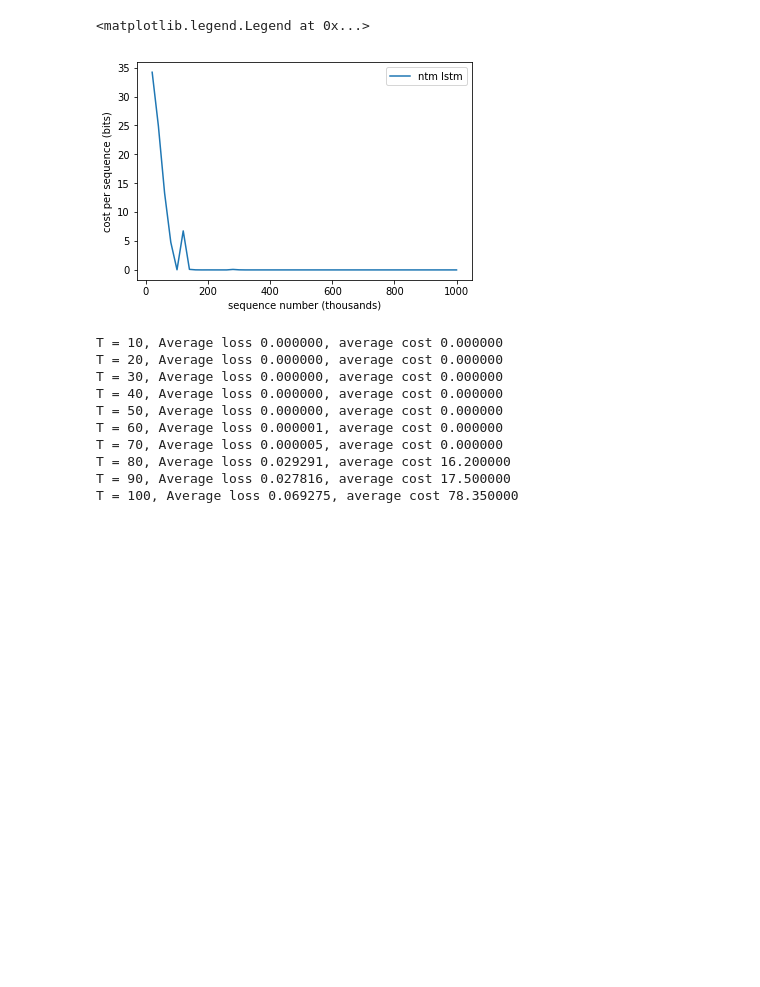
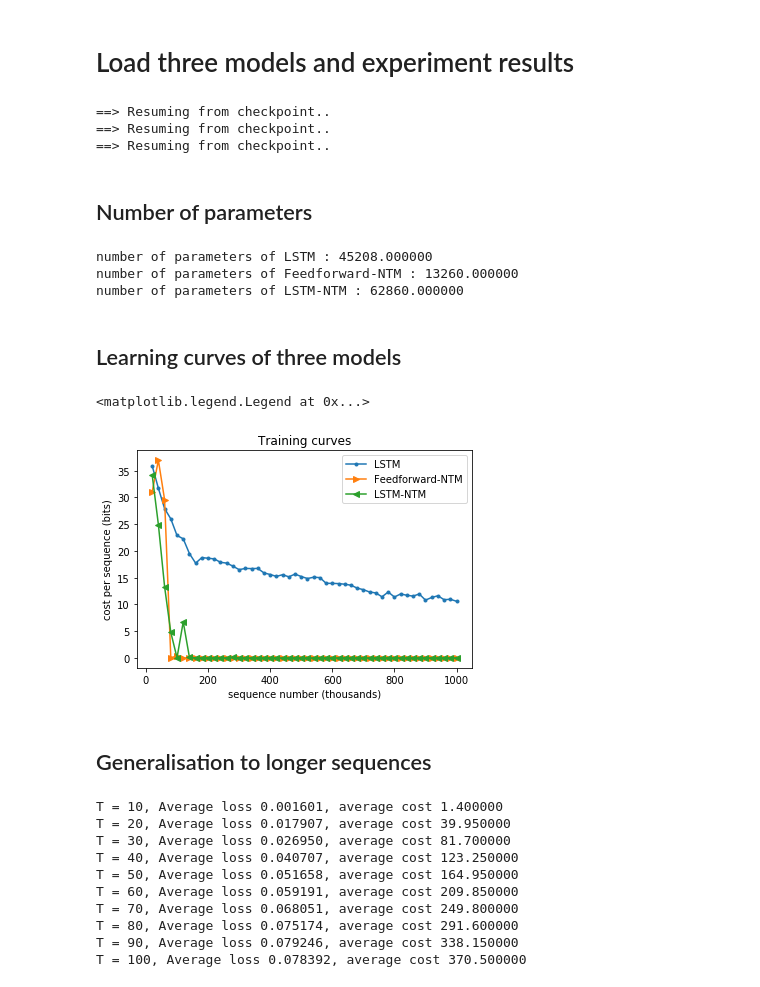
Before and after one commit to fanxiao001/ift6135-assignment, a Jupyter notebook: assignment3/ift6135_hwk3.ipynb, the cells around one changed output. Drawn from its saved outputs; the diff is of its cells as text; code cells hidden in the pictures; blank space fills up the shorter version.

Commit message:
seperate LSTM class, update notebook

```diff
--- a/assignment3/ift6135_hwk3.ipynb
+++ b/assignment3/ift6135_hwk3.ipynb
@@ -29,27 +30,61 @@ list_ntm_lstm_50 = np.mean(np.array(list_cost).reshape(50,1000), axis=1)
+# %% [markdown]
+# Load three models and experiment results
+# %%
+model_lstm, list_seq_num, list_loss, list_cost = loadCheckpoint(path='lstm_l1_b20_e50000_i1')
+cost_lstm_50 = np.mean(np.array(list_cost).reshape(50,1000), axis=1)
+
+model_ntm_mlp, list_seq_num, list_loss, list_cost = loadCheckpoint(path='ntm_mlp_l1_b20_e50000_i1')
+cost_ntm_mlp_50 = np.mean(np.array(list_cost).reshape(50,1000), axis=1)
+
+model_ntm_lstm, list_seq_num, list_loss, list_cost = loadCheckpoint(path='ntm_lstm_l1_b20_e50000_i1')
+cost_ntm_lstm_50 = np.mean(np.array(list_cost).reshape(50,1000), axis=1)
+# %% [output]
+==> Resuming from checkpoint..
+==> Resuming from checkpoint..
+==> Resuming from checkpoint..
+# %% [markdown]
+## Number of parameters
+# %%
+print ('number of parameters of LSTM : %f' % (model_lstm.calculate_num_params()))
+print ('number of parameters of Feedforward-NTM : %f' % (model_ntm_mlp.calculate_num_params()))
+print ('number of parameters of LSTM-NTM : %f' % (model_ntm_lstm.calculate_num_params()))
+# %% [output]
+number of parameters of LSTM : 45208.000000
+number of parameters of Feedforward-NTM : 13260.000000
+number of parameters of LSTM-NTM : 62860.000000
+# %% [markdown]
+## Learning curves of three models
 # %%
-plt.plot(range(20,1020,20),list_ntm_lstm_50,label='ntm lstm')
+# plot learning curves
+plt.plot(range(20,1020,20),cost_lstm_50,linestyle='-', marker ='.',label='LSTM')
+plt.plot(range(20,1020,20),cost_ntm_mlp_50,linestyle='-', marker='>',label='Feedforward-NTM')
+plt.plot(range(20,1020,20),cost_ntm_lstm_50,linestyle='-', marker='<',label='LSTM-NTM')
 plt.xlabel('sequence number (thousands)')
 plt.ylabel('cost per sequence (bits)')
+plt.title('Training curves')
 plt.legend()
 # %% [output]
 <matplotlib.legend.Legend at 0x...>
-[figure, old version]
+[figure, new version]
+# %% [markdown]
+## Generalisation to longer sequences
 # %%
-list_avg_loss = []
-list_avg_cost = []
+# LSTM
+list_avg_loss_lstm = []
+list_avg_cost_lstm = []
 for T in range(10,110,10) :
     test_data_loader = dataloader(num_batches = 1,batch_size = MINI_BATCH,seq_width=8,min_len=T,max_len=T)
-    avg_loss, avg_cost = evaluate(model,test_data_loader,loss_function)
-    list_avg_loss.append(avg_loss)
-    list_avg_cost.append(avg_cost)
+    avg_loss, avg_cost = evaluate(model_lstm,test_data_loader,loss_function)
+    list_avg_loss_lstm.append(avg_loss)
+    list_avg_cost_lstm.append(avg_cost)
 # %% [output]
-T = 10, Average loss 0.000000, average cost 0.000000
-T = 20, Average loss 0.000000, average cost 0.000000
-T = 30, Average loss 0.000000, average cost 0.000000
-T = 40, Average loss 0.000000, average cost 0.000000
-T = 50, Average loss 0.000000, average cost 0.000000
-T = 60, Average loss 0.000001, average cost 0.000000
-T = 70, Average loss 0.000005, average cost 0.000000
-T = 80, Average loss 0.029291, average cost 16.200000
-T = 90, Average loss 0.027816, average cost 17.500000
-T = 100, Average loss 0.069275, average cost 78.350000
+T = 10, Average loss 0.001601, average cost 1.400000
+T = 20, Average loss 0.017907, average cost 39.950000
+T = 30, Average loss 0.026950, average cost 81.700000
+T = 40, Average loss 0.040707, average cost 123.250000
+T = 50, Average loss 0.051658, average cost 164.950000
+T = 60, Average loss 0.059191, average cost 209.850000
+T = 70, Average loss 0.068051, average cost 249.800000
+T = 80, Average loss 0.075174, average cost 291.600000
+T = 90, Average loss 0.079246, average cost 338.150000
+T = 100, Average loss 0.078392, average cost 370.500000
```
Also changed, not shown: parts of 9 cells of this notebook, 2 other files.
